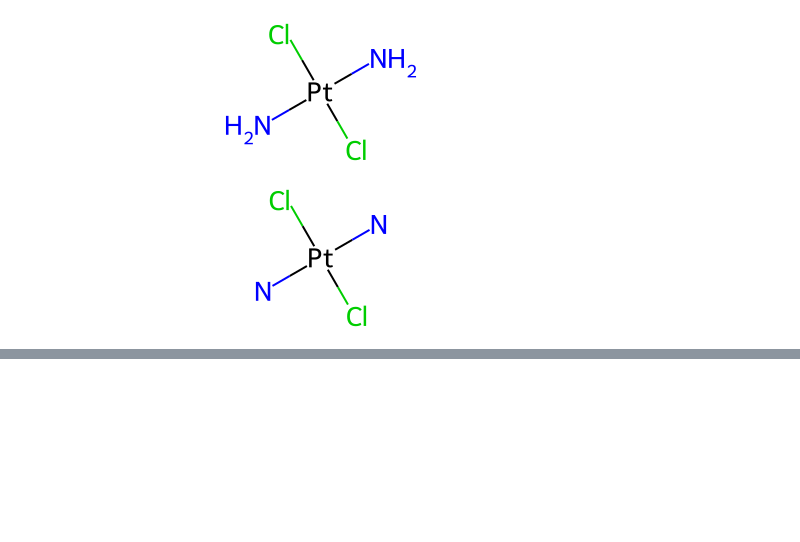
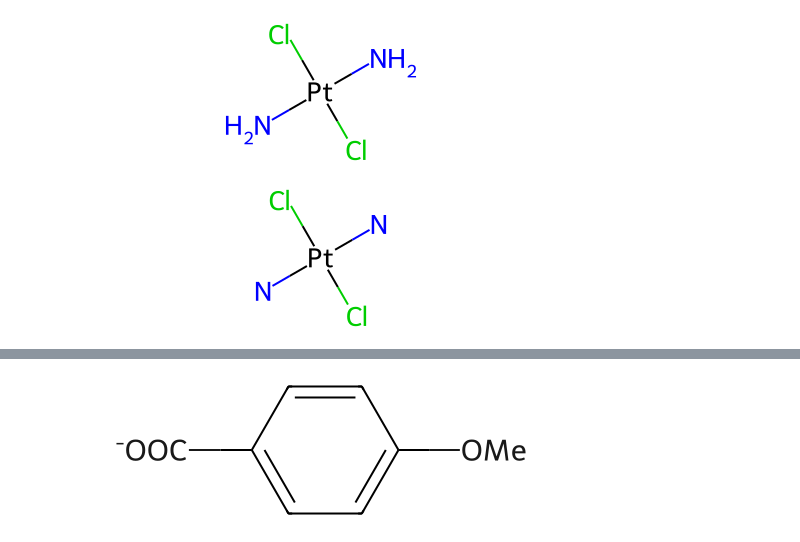
Before and after one commit to bertiewooster/RDKit-playing, a Jupyter notebook: cookbook_examples.ipynb, the cells around one changed output, grey strips where cells are left out. Cells and saved outputs as stored; diff of their text form; code cells hidden in the pictures; blank space fills up the shorter version.

```diff
--- a/cookbook_examples.ipynb
+++ b/cookbook_examples.ipynb
@@ -175,0 +188,6 @@ m
+# %%
+abbrevs = rdAbbreviations.GetDefaultAbbreviations()
+nm = rdAbbreviations.CondenseMolAbbreviations(m, abbrevs)
+nm
+# %% [output]
+[figure, added]
```
Also changed, not shown: parts of 6 cells of this notebook.
